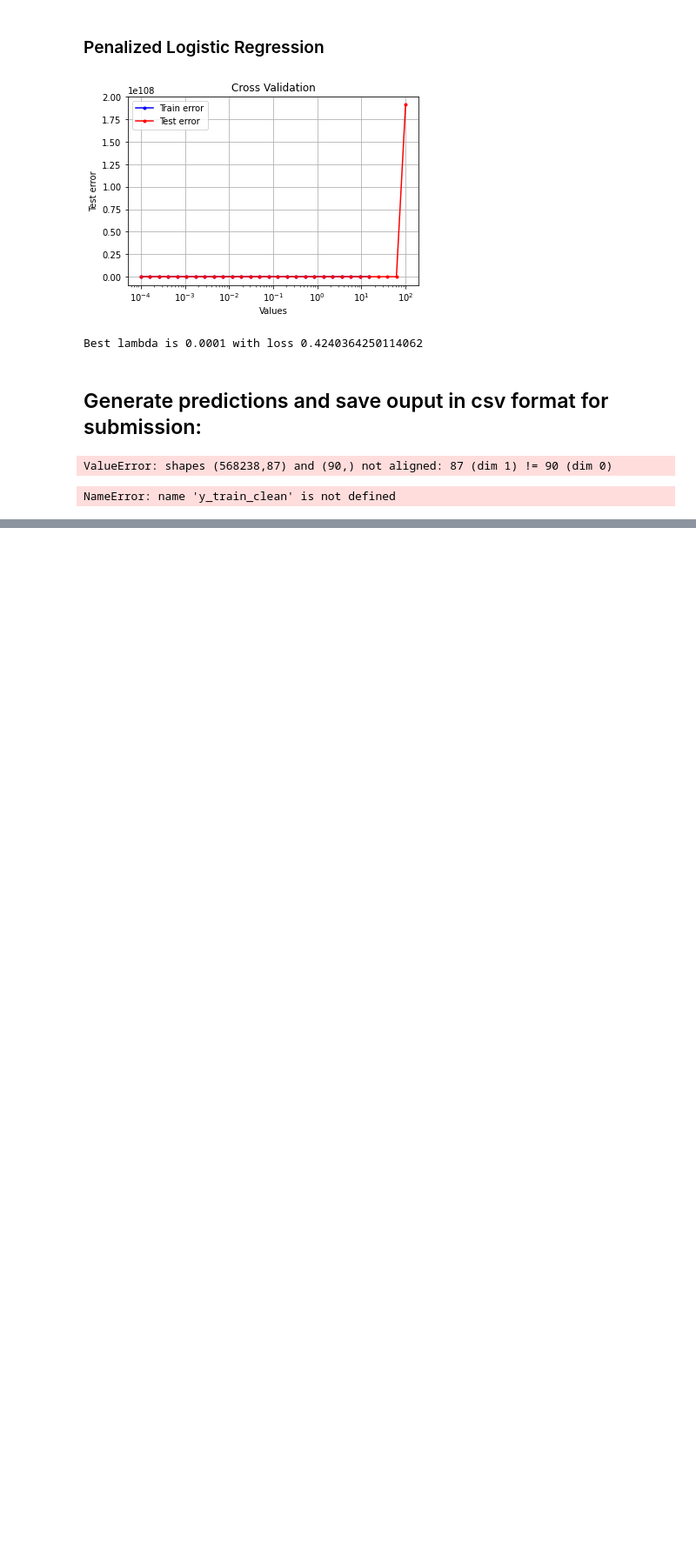
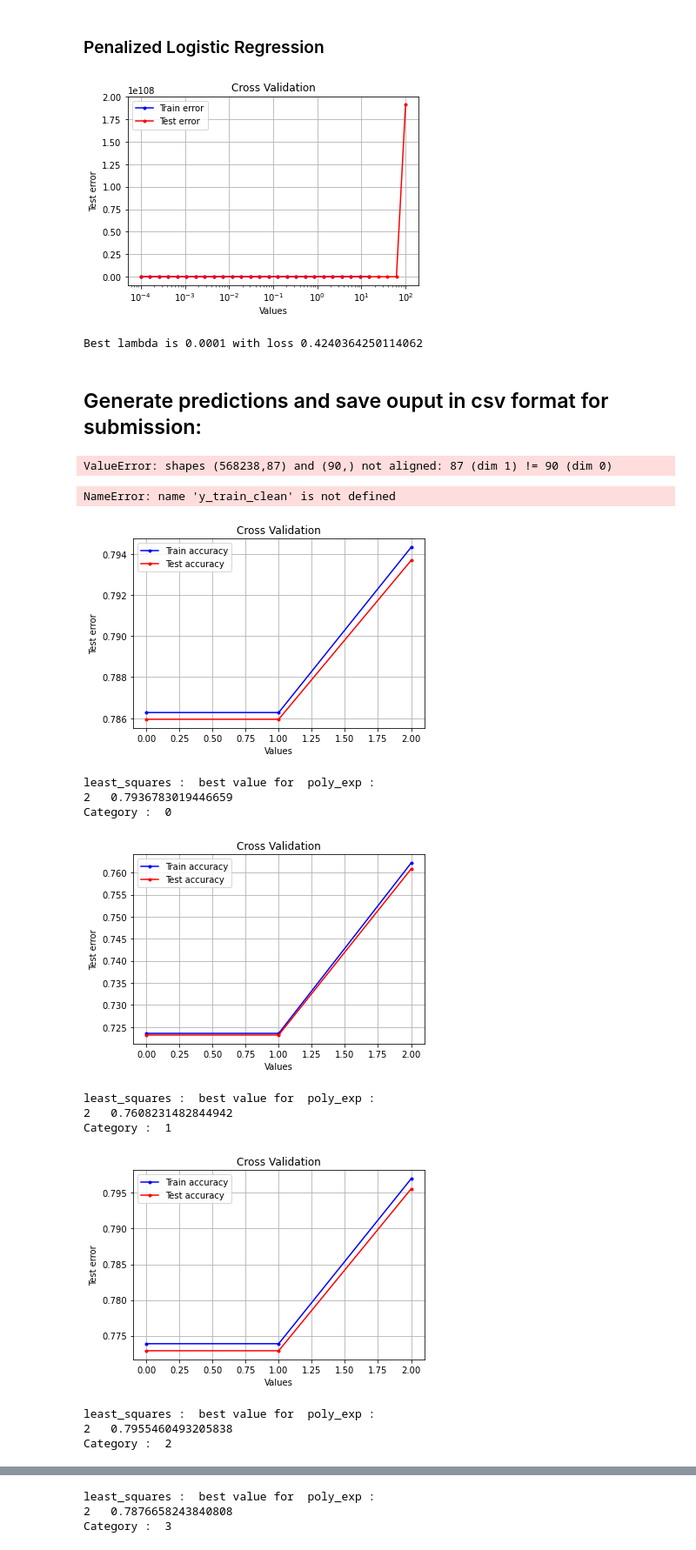
Before and after one commit to hugolepeytre/CS-433-machine-learning, a Jupyter notebook: project1/scripts/project1.ipynb, the cells around one changed output, grey strips where cells are left out. Shown at 87% size. Drawn from its saved outputs; the diff is of its cells as text; code cells hidden in the pictures; blank space fills up the shorter version.

```diff
--- a/project1/scripts/project1.ipynb
+++ b/project1/scripts/project1.ipynb
@@ -350,17 +350,42 @@ NameError: name 'y_train_clean' is not defined
 # %%
 #Méthode pour tester tous les hyperparamètres
 
 #TODO :
 #- transformer "hyperparameters" en un dict parce que là c'est illisible, mais l'idée est là
 #- récupérer le nom du modèle, du paramètre et la meilleure valeur pour les réinjecter dans une pipeline avec "model data" qui sort le nom du modèle et son accuracy pour simplement choisir le meilleur
 #- améliorer tout ça pour avoir un modèle différent pour chaque catégorie
 CATEGORIES_NBR = 4
-hyperparameters = [("least_squares",[('poly_exp',np.arange(3))]),("logistic_regression",[('poly_exp', np.arange(5)), ('max_iters', (np.arange(5)+1)*500), ('gamma', np.logspace(0, 3, 20))])]
+
+models = {
+        'least_squares' : {
+            'poly_exp' : np.arange(3),
+        },
+        'logistic_regression' : {
+            'poly_exp' : np.arange(3),
+            'max_iters' : (np.arange(5)+1)*500,
+            'gamma' : np.logspace(0, 3, 20)
+        }
+}
 results = []
-for model, hyperparams in hyperparameters :
-    for name_param, values in hyperparams :
+for model_name, model in models.items() :
+    for param_name, param_values in model.items() :
+        for value in param_values :
             for i in range(CATEGORIES_NBR):
-                best_iter, best_loss = find_best_parameter(Y_train[i], X_train[i], model, name_param, values, logspace=False, gamma=0.3, poly_exp=1)
-                print(model, ":", " best value for ",name_param, ":")
+                #todo, si on a déjà optimisé un paramètre pour un modèle, utiliser celui ci au lieu de celui par défaut dans la fonction
+                best_iter, best_loss = find_best_parameter(Y_train[i], X_train[i], model_name, param_name, param_values, logspace=False, gamma=0.3, poly_exp=1)
+                print(model_name, ":", " best value for ",param_name, ":")
                 print(best_iter," ",best_loss)
                 print("Category : ", i)
+# %% [output]
+[figure, added]
+least_squares :  best value for  poly_exp :
+2   0.7936783019446659
+Category :  0
+[figure, added]
+least_squares :  best value for  poly_exp :
+2   0.7608231482844942
+Category :  1
+[figure, added]
+least_squares :  best value for  poly_exp :
+2   0.7955460493205838
+Category :  2
@@ -366,0 +393,3 @@ for model, hyperparams in hyperparameters :
+least_squares :  best value for  poly_exp :
+2   0.7876658243840808
+Category :  3
```
Also changed, not shown: parts of 1 cell of this notebook.
